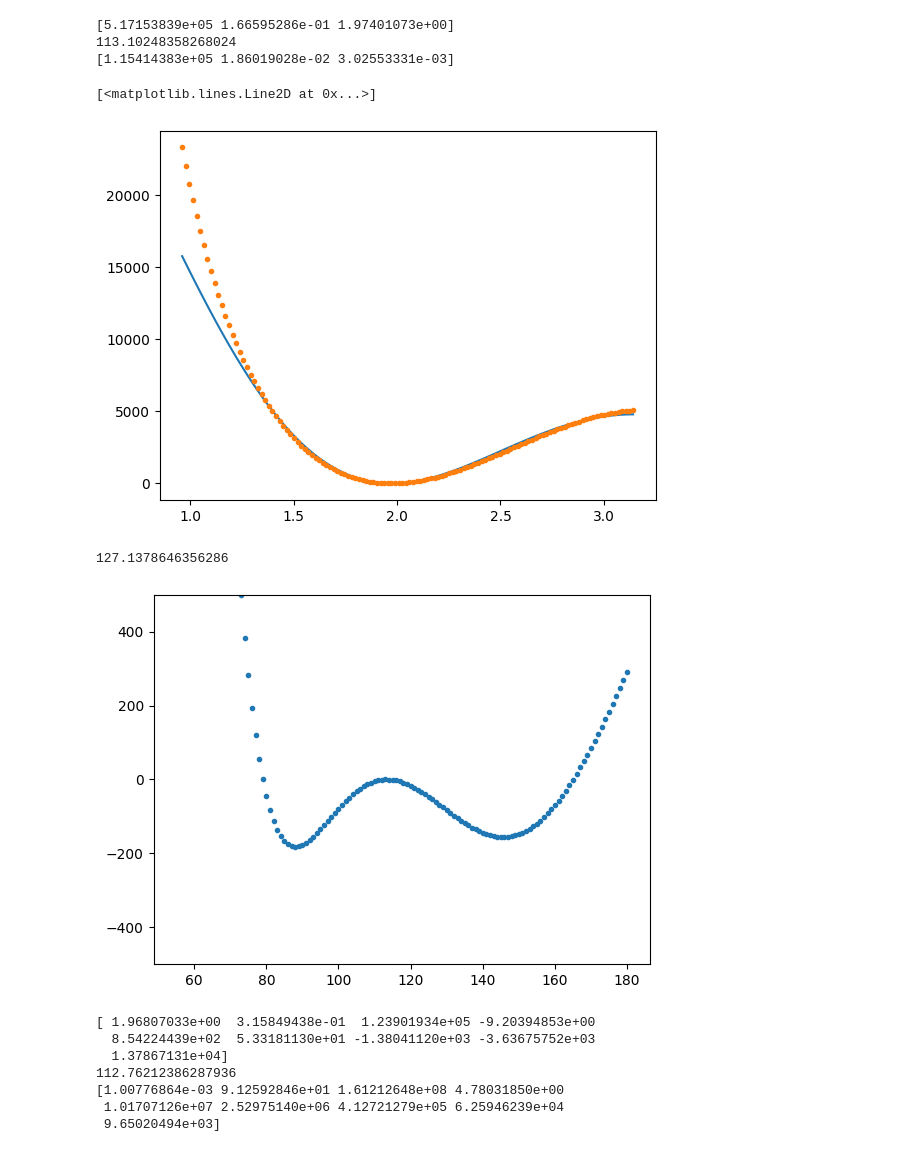
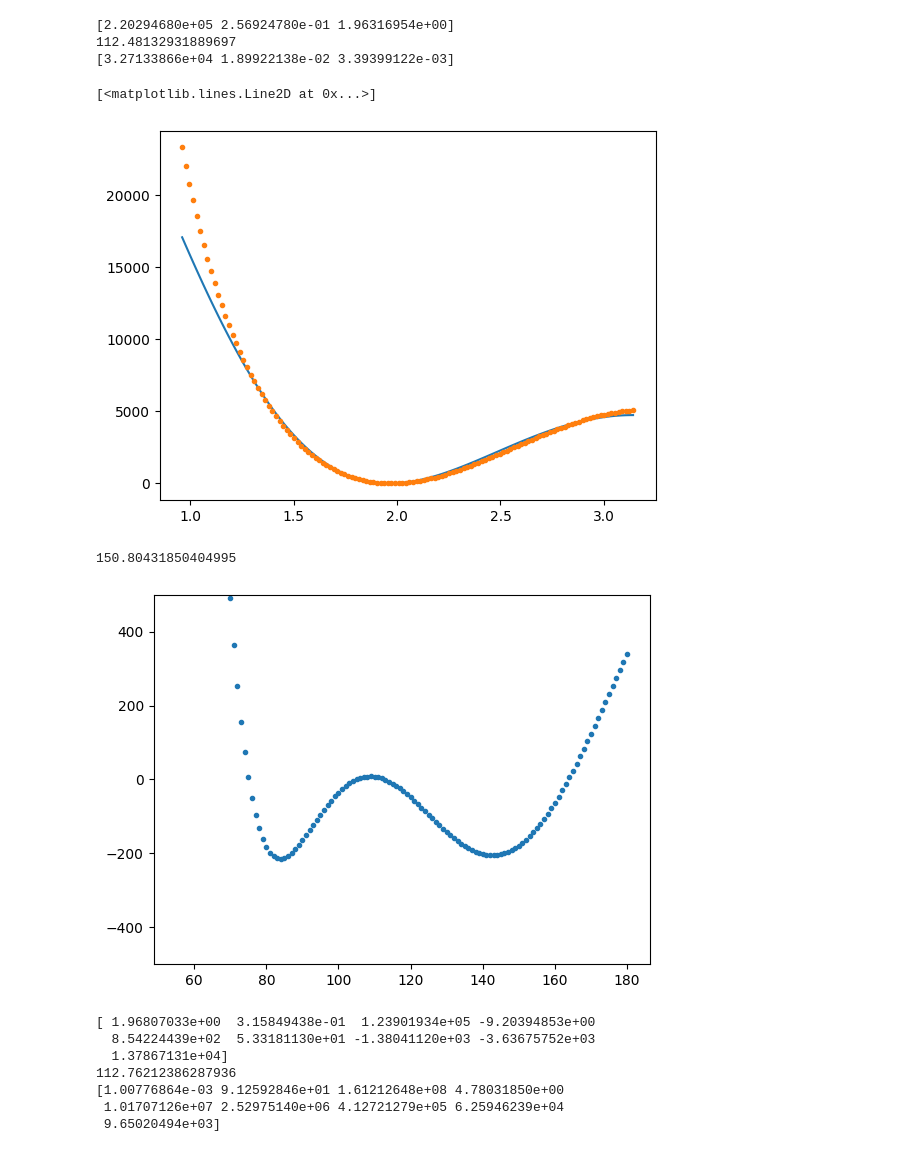
Before and after one commit to R-y-a-n-M-o-k/HOPO-Codes, a Jupyter notebook: potential_testfits/test_fits.ipynb, the cells around one changed output. Cells and saved outputs as stored; diff of their text form; code cells hidden in the pictures.

```diff
--- a/potential_testfits/test_fits.ipynb
+++ b/potential_testfits/test_fits.ipynb
@@ -4,7 +7,7 @@ import numpy as np
 import matplotlib.pyplot as plt
 import pandas as pd
 from scipy.optimize import curve_fit
-hartree_to_cm = 219474.6313705
+hartree_to_cm = 219474.63
 
 def load_coords_energy(file_name):
     """loads in unsorted basis set energy files"""
@@ -50,24 +264,24 @@ plt.plot(apoh, E_apoh)
 # %%
-w = (np.tanh(-0.008*(E_apoh - 8000)) + 1.002002002) / 2.002002002
+w = (np.tanh(-0.008*(E_apoh - 10000)) + 1.002002002) / 2.002002002
 popt, pcov = curve_fit(lambda x, a, b, xe: a*(1-np.exp(b*(np.cos(x)-np.cos(xe))))**2, apoh, E_apoh,
                        [10000, 1.5, 1.97],
                        sigma = 1/w
                        )
 print(popt)
 print(popt[2]*180/np.pi)
 print(np.sqrt(np.diag(pcov)))
 
 predict_apoh = (lambda x, a, b, xe:
                 a*(1-np.exp(b*(np.cos(x)-np.cos(xe))))**2)(apoh, popt[0], popt[1], popt[2])
 plt.figure()
 plt.plot(apoh, predict_apoh)
 plt.plot(apoh, E_apoh, '.')
 # %% [output]
-[5.17153839e+05 1.66595286e-01 1.97401073e+00]
-113.10248358268024
-[1.15414383e+05 1.86019028e-02 3.02553331e-03]
+[2.20294680e+05 2.56924780e-01 1.96316954e+00]
+112.48132931889697
+[3.27133866e+04 1.89922138e-02 3.39399122e-03]
 [<matplotlib.lines.Line2D at 0x...>]
-[figure, old version]
+[figure, new version]
 # %%
 plt.figure()
 plt.plot(apoh*180/np.pi, E_apoh-predict_apoh, '.')
@@ -75,8 +289,8 @@ plt.ylim(-500,500)
 
 print(np.sqrt(np.sum(((E_apoh-predict_apoh)*(np.sqrt(w)))**2)/len(E_apoh)))
 # %% [output]
-127.1378646356286
+150.80431850404995
-[figure, old version]
+[figure, new version]
 # %%
 def morse_cos(x, xe, a):
     return 1 - np.exp(a*(np.cos(x)-np.cos(xe)))
```
Also changed, not shown: parts of 14 cells of this notebook, 7 other files.
